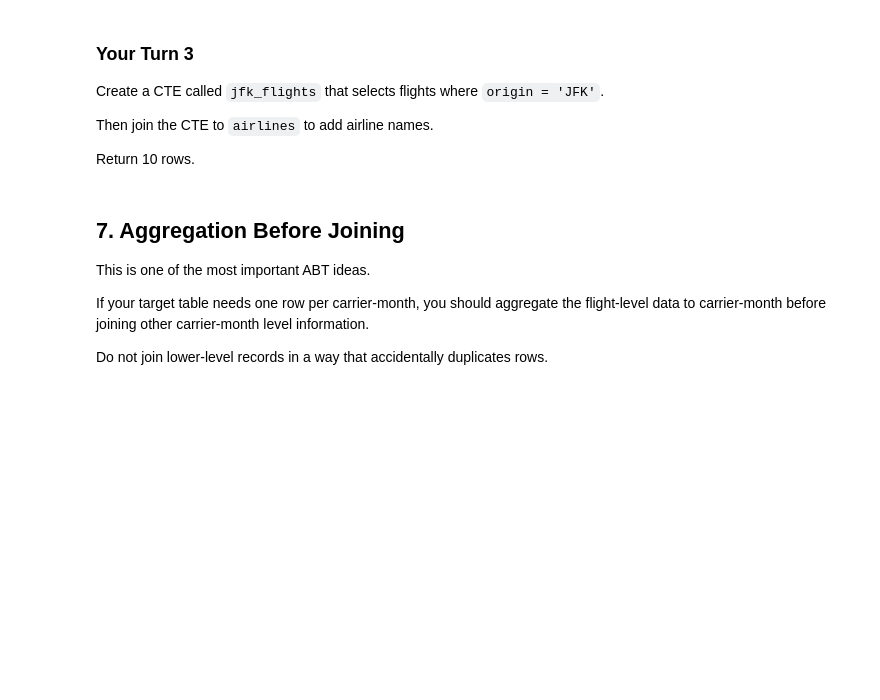
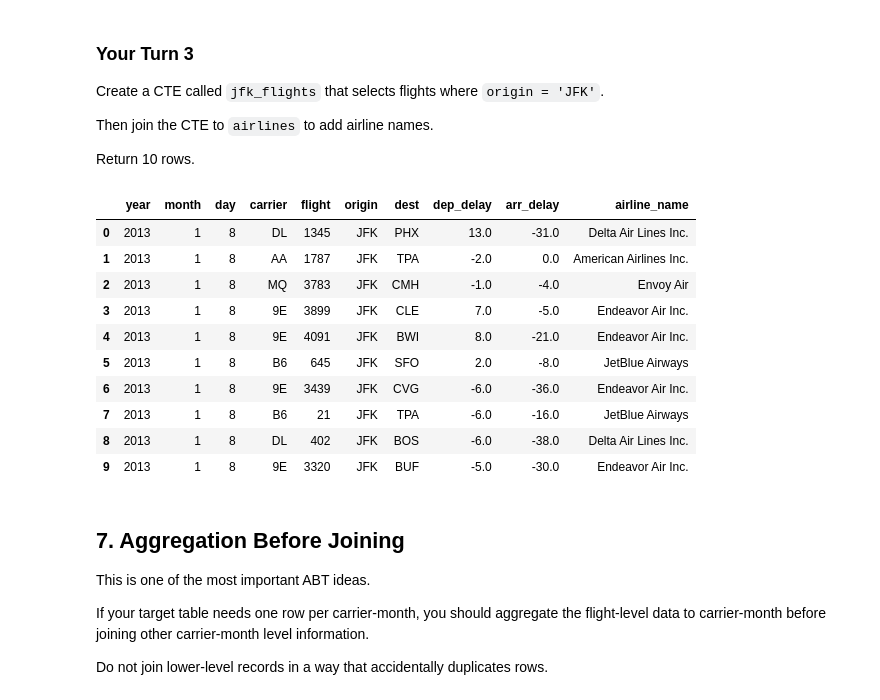
Before and after one commit to YaraAltarawneh/ban6003-week-09-10-YaraAltarawneh, a Jupyter notebook: notebooks/module10_sql_joins_abt_guided_lab.ipynb, the cells around one changed output. Drawn from its saved outputs; the diff is of its cells as text; code cells hidden in the pictures; blank space fills up the shorter version.

Commit message:
Updated module 10 Lab

```diff
--- a/notebooks/module10_sql_joins_abt_guided_lab.ipynb
+++ b/notebooks/module10_sql_joins_abt_guided_lab.ipynb
@@ -65,4 +69,5 @@ If you are running the repository on your **local computer** and an import fails
 # %%
+
 import os
 
 import pandas as pd
@@ -76,7 +81,7 @@ repo_root = Path.cwd()
 if not (repo_root / "README.md").exists() and (repo_root.parent / "README.md").exists():
     repo_root = repo_root.parent
 
-# Create the .env file the first time. Git ignores this file, so it never goes to GitHub.
+# Create the .env file the first time.
 env_path = repo_root / ".env"
 if not env_path.exists():
     env_path.write_text(
@@ -88,7 +93,9 @@ if not env_path.exists():
     print("Created the file .env in the top folder of your repository.")
 
 load_dotenv(env_path, override=True)
-database_url = os.getenv("DATABASE_URL")
+
+# Database connection URL from Module 9
+database_url = "postgresql://ban6003_student_readonly:cPEiBKJNCLUqXlQE9t0ctZf6PVFr@ep-red-bonus-and7moz1-pooler.c-6.us-east-1.aws.neon.tech/neondb?sslmode=require&channel_binding=require"
 
 if not database_url:
     print("DATABASE_URL is empty. To fix it:")
@@ -419,13 +532,46 @@ Then join the CTE to `airlines` to add airline names.
 
 Return 10 rows.
 # %%
+
 # Your Turn 3
 
 query = '''
-
+WITH jfk_flights AS (
+    SELECT
+        year,
+        month,
+        day,
+        carrier,
+        flight,
+        origin,
+        dest,
+        dep_delay,
+        arr_delay
+    FROM flights
+    WHERE origin = 'JFK'
+)
+SELECT
+    jf.*,
+    a.name AS airline_name
+FROM jfk_flights AS jf
+LEFT JOIN airlines AS a
+    ON jf.carrier = a.carrier
+LIMIT 10;
 '''
 
 run_query(query, engine)
+# %% [output]
+|  | year | month | day | carrier | flight | origin | dest | dep_delay | arr_delay | airline_name |
+| 0 | 2013 | 1 | 8 | DL | 1345 | JFK | PHX | 13.0 | -31.0 | Delta Air Lines Inc. |
+| 1 | 2013 | 1 | 8 | AA | 1787 | JFK | TPA | -2.0 | 0.0 | American Airlines Inc. |
+| 2 | 2013 | 1 | 8 | MQ | 3783 | JFK | CMH | -1.0 | -4.0 | Envoy Air |
+| 3 | 2013 | 1 | 8 | 9E | 3899 | JFK | CLE | 7.0 | -5.0 | Endeavor Air Inc. |
+| 4 | 2013 | 1 | 8 | 9E | 4091 | JFK | BWI | 8.0 | -21.0 | Endeavor Air Inc. |
+| 5 | 2013 | 1 | 8 | B6 | 645 | JFK | SFO | 2.0 | -8.0 | JetBlue Airways |
+| 6 | 2013 | 1 | 8 | 9E | 3439 | JFK | CVG | -6.0 | -36.0 | Endeavor Air Inc. |
+| 7 | 2013 | 1 | 8 | B6 | 21 | JFK | TPA | -6.0 | -16.0 | JetBlue Airways |
+| 8 | 2013 | 1 | 8 | DL | 402 | JFK | BOS | -6.0 | -38.0 | Delta Air Lines Inc. |
+| 9 | 2013 | 1 | 8 | 9E | 3320 | JFK | BUF | -5.0 | -30.0 | Endeavor Air Inc. |
 # %% [markdown]
 ## 7. Aggregation Before Joining
 
```
Also changed, not shown: parts of 31 cells of this notebook, 2 other files.
